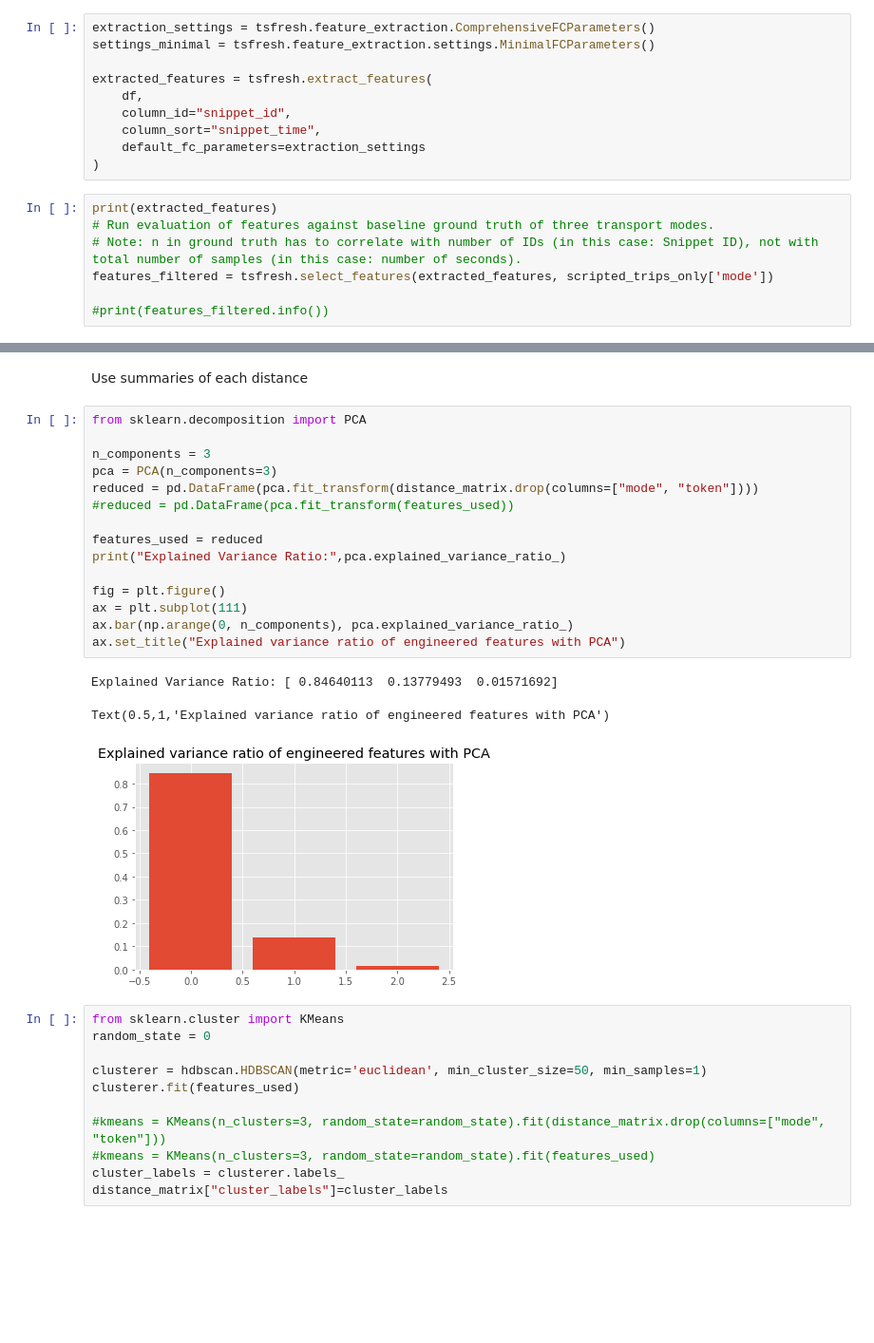
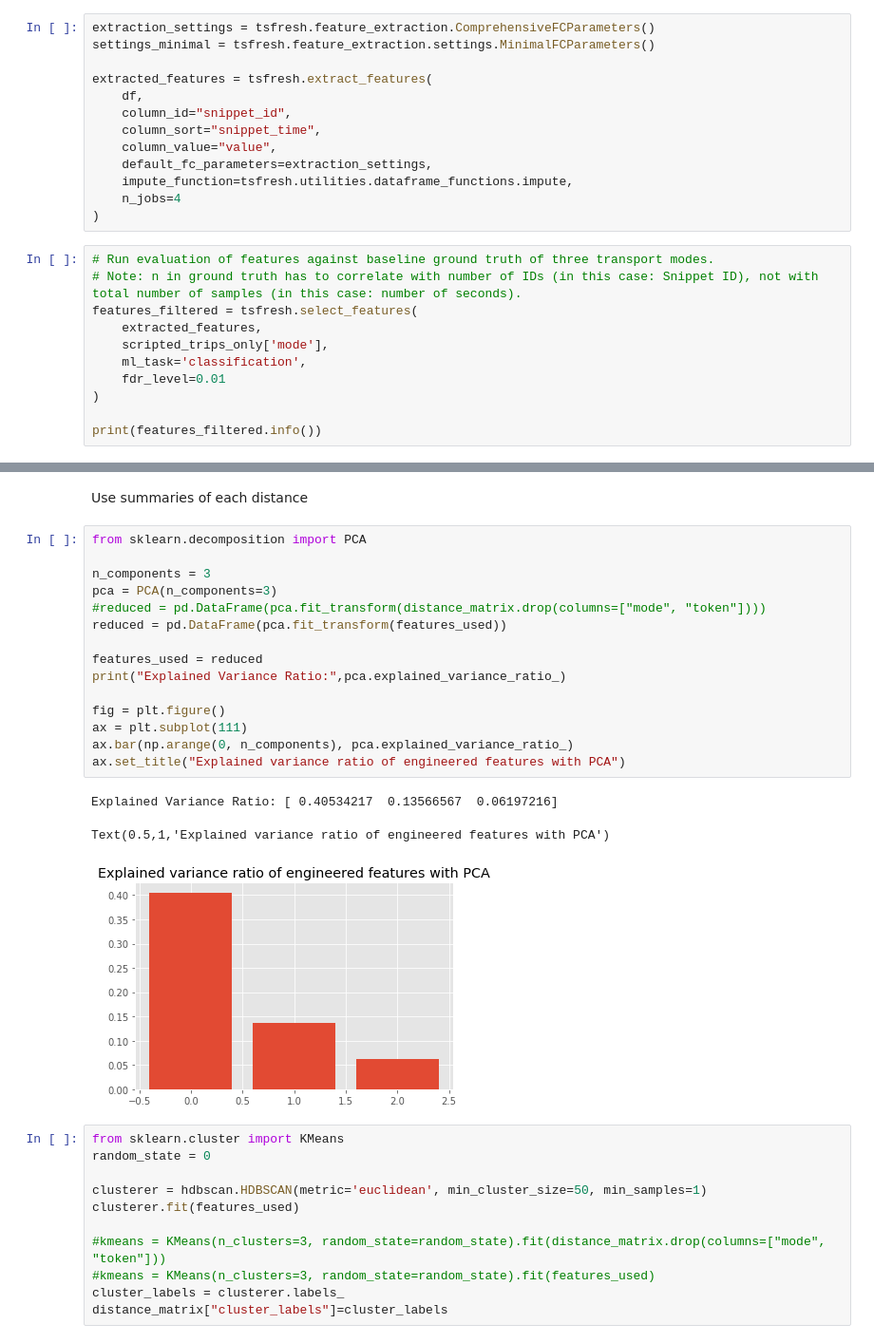
Before and after one commit to univie-datamining-team3/assignment2, a Jupyter notebook: notebooks/4.4-lm-kmeans-euclidean-tsfresh-all.ipynb, the cells around one changed output, grey strips where cells are left out. Shown at 95% size. Cells and saved outputs as stored; diff of their text form; blank space fills up the shorter version.

Commit message:
Minor additions to notebook on tsfresh.

```diff
--- a/notebooks/4.4-lm-kmeans-euclidean-tsfresh-all.ipynb
+++ b/notebooks/4.4-lm-kmeans-euclidean-tsfresh-all.ipynb
@@ -159,13 +159,20 @@ extracted_features = tsfresh.extract_features(
     df,
     column_id="snippet_id",
     column_sort="snippet_time",
-    default_fc_parameters=extraction_settings
+    column_value="value",
+    default_fc_parameters=extraction_settings,
+    impute_function=tsfresh.utilities.dataframe_functions.impute,
+    n_jobs=4
 )
 # %%
-print(extracted_features)
 # Run evaluation of features against baseline ground truth of three transport modes.
 # Note: n in ground truth has to correlate with number of IDs (in this case: Snippet ID), not with total number of samples (in this case: number of seconds).
-features_filtered = tsfresh.select_features(extracted_features, scripted_trips_only['mode'])
+features_filtered = tsfresh.select_features(
+    extracted_features,
+    scripted_trips_only['mode'],
+    ml_task='classification',
+    fdr_level=0.01
+)
 
-#print(features_filtered.info())
+print(features_filtered.info())
 # %% [output]
@@ -213,22 +225,22 @@ Use summaries of each distance
 # %%
 from sklearn.decomposition import PCA
 
 n_components = 3
 pca = PCA(n_components=3)
-reduced = pd.DataFrame(pca.fit_transform(distance_matrix.drop(columns=["mode", "token"])))
-#reduced = pd.DataFrame(pca.fit_transform(features_used))
+#reduced = pd.DataFrame(pca.fit_transform(distance_matrix.drop(columns=["mode", "token"])))
+reduced = pd.DataFrame(pca.fit_transform(features_used))
 
 features_used = reduced
 print("Explained Variance Ratio:",pca.explained_variance_ratio_)
 
 fig = plt.figure()
 ax = plt.subplot(111)
 ax.bar(np.arange(0, n_components), pca.explained_variance_ratio_)
 ax.set_title("Explained variance ratio of engineered features with PCA")
 # %% [output]
-Explained Variance Ratio: [ 0.84640113  0.13779493  0.01571692]
+Explained Variance Ratio: [ 0.40534217  0.13566567  0.06197216]
 Text(0.5,1,'Explained variance ratio of engineered features with PCA')
-[figure, old version]
+[figure, new version]
 # %%
 from sklearn.cluster import KMeans
 random_state = 0
```
Also changed, not shown: parts of 5 cells of this notebook.
